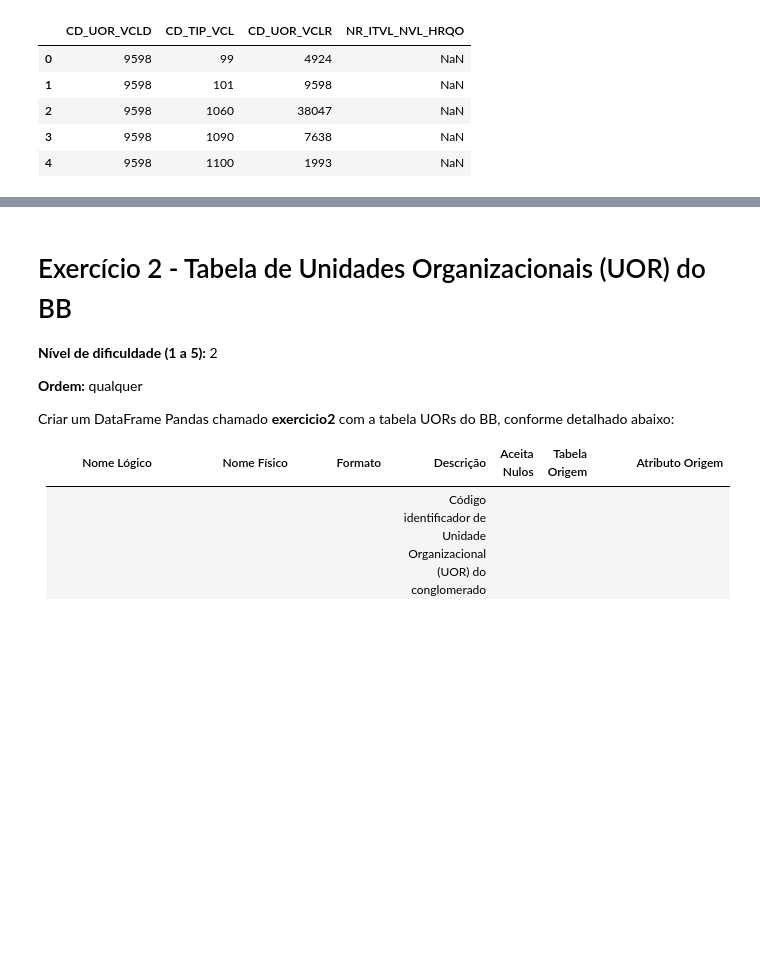
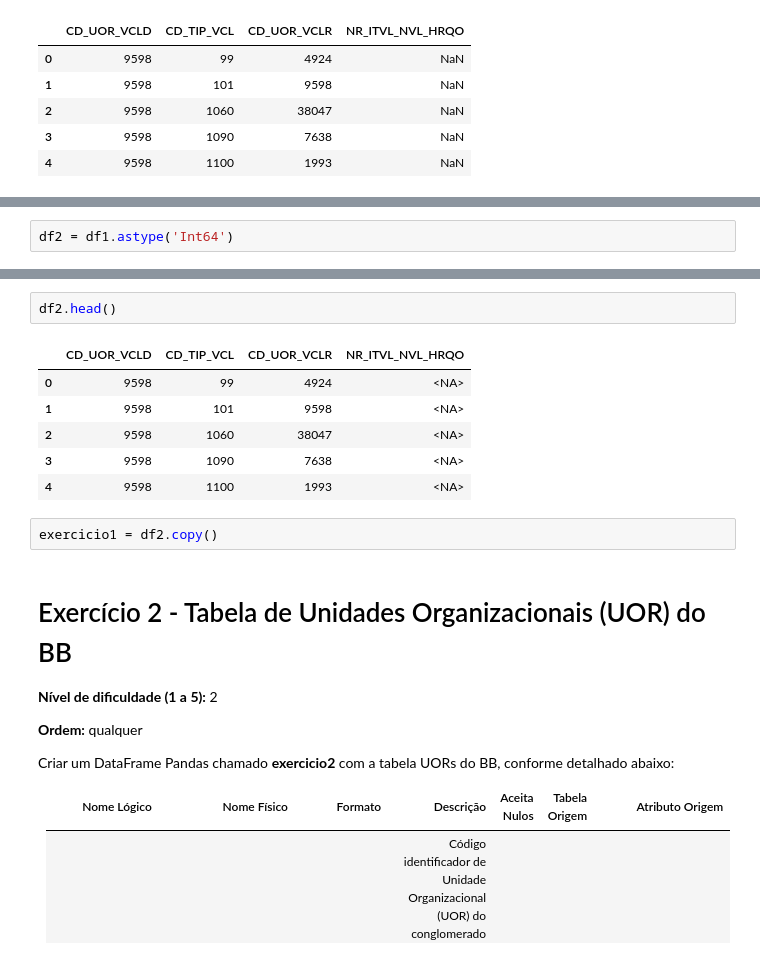
Before and after one commit to fabioobm/desafio_engenharia, a Jupyter notebook: F3157395_engenharia.ipynb, the cells around one changed output, grey strips where cells are left out. Drawn from its saved outputs; the diff is of its cells as text; blank space fills up the shorter version.

```diff
--- a/F3157395_engenharia.ipynb
+++ b/F3157395_engenharia.ipynb
@@ -286,0 +354,2 @@ exercicio1.head()
+# %%
+df2 = df1.astype('Int64')
@@ -287,3 +370,14 @@ exercicio1.head()
+# %%
+df2.head()
+# %% [output]
+|  | CD_UOR_VCLD | CD_TIP_VCL | CD_UOR_VCLR | NR_ITVL_NVL_HRQO |
+| 0 | 9598 | 99 | 4924 | <NA> |
+| 1 | 9598 | 101 | 9598 | <NA> |
+| 2 | 9598 | 1060 | 38047 | <NA> |
+| 3 | 9598 | 1090 | 7638 | <NA> |
+| 4 | 9598 | 1100 | 1993 | <NA> |
+# %%
+exercicio1 = df2.copy()
 # %% [markdown]
 # Exercício 2 - Tabela de Unidades Organizacionais (UOR) do BB
 
```
Also changed, not shown: parts of 11 cells of this notebook.
